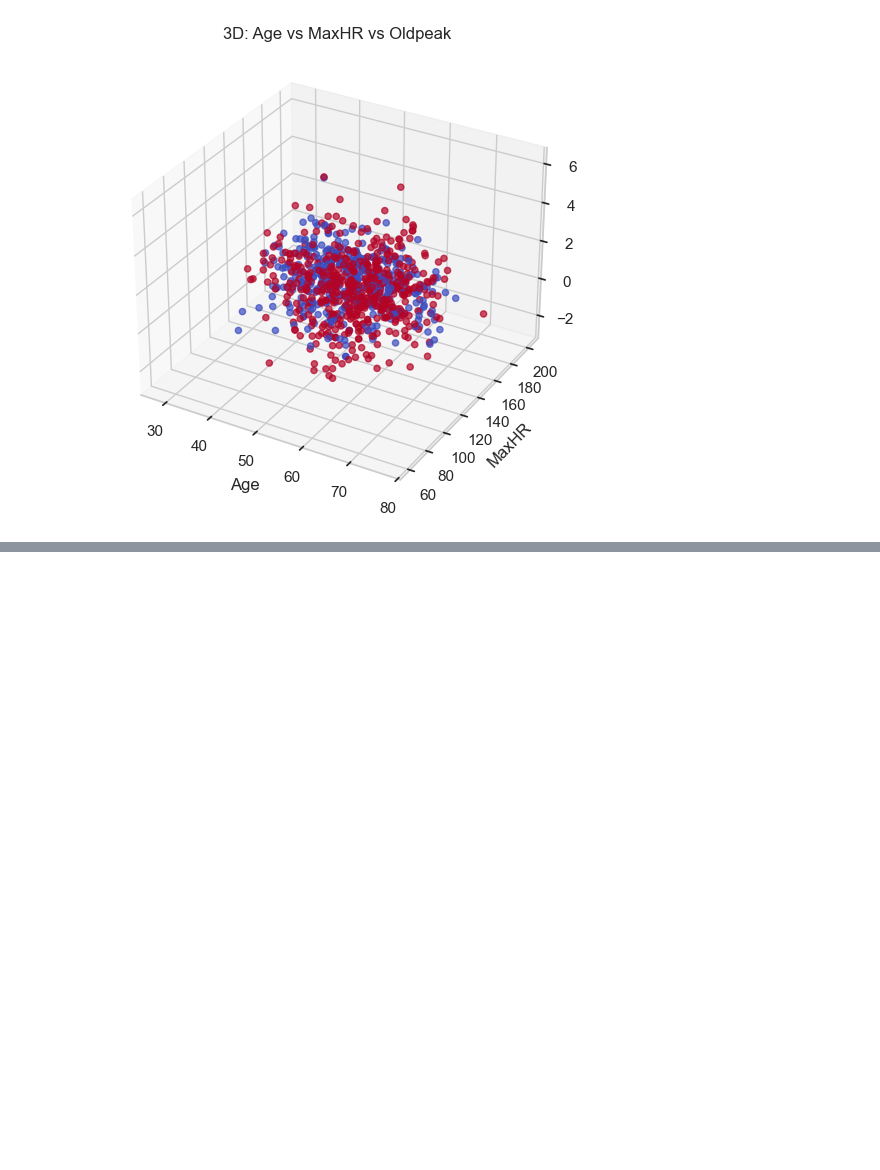
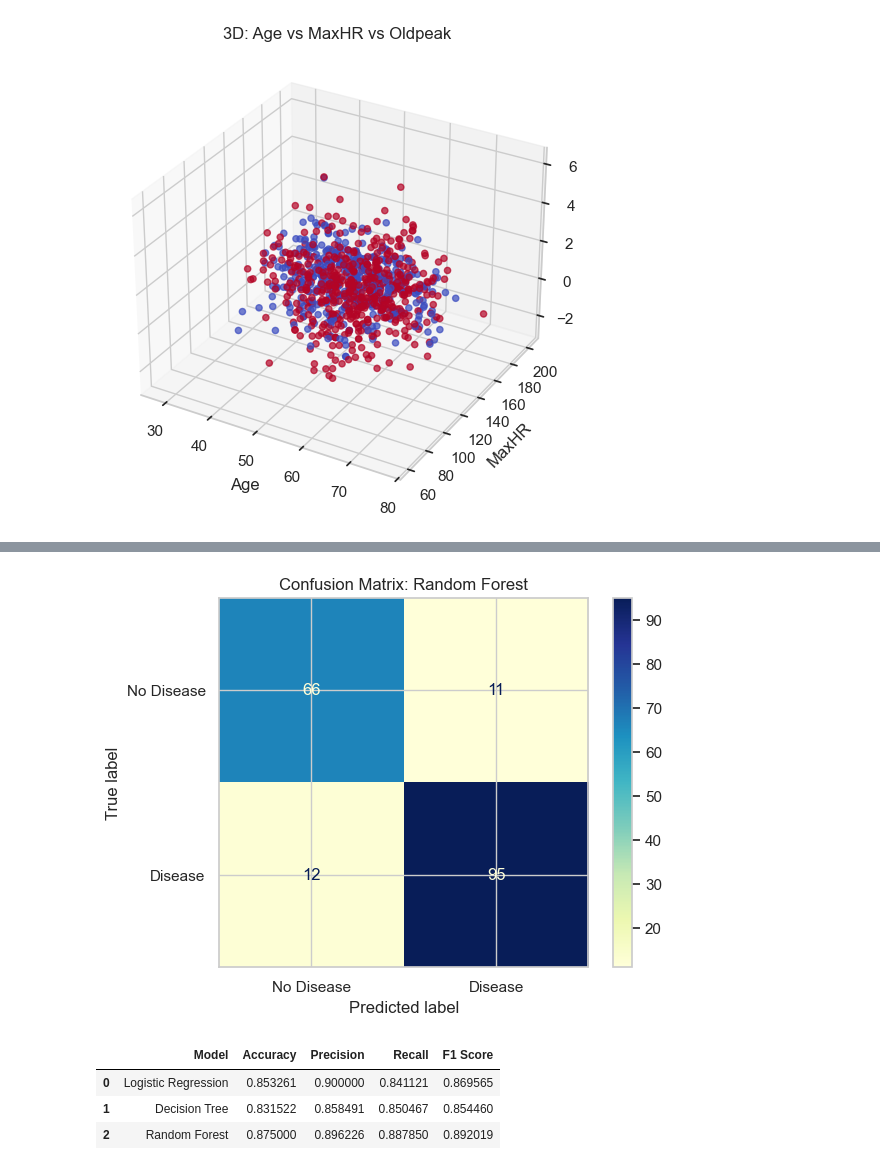
Before and after one commit to jmdrs22/Unit-2-Usecase, a Jupyter notebook: Heart_Failure.ipynb, the cells around one changed output, grey strips where cells are left out. Drawn from its saved outputs; the diff is of its cells as text; code cells hidden in the pictures; blank space fills up the shorter version.

```diff
--- a/Heart_Failure.ipynb
+++ b/Heart_Failure.ipynb
@@ -193,0 +312,13 @@ plt.show()
+# %%
+y_pred_rf = rf.predict(X_test)
+# %%
+rf_results = {
+    "Model": "Random Forest",
+    "Accuracy": accuracy_score(y_test, y_pred_rf),
+    "Precision": precision_score(y_test, y_pred_rf),
+    "Recall": recall_score(y_test, y_pred_rf),
+    "F1 Score": f1_score(y_test, y_pred_rf),
+    "Confusion Matrix": confusion_matrix(y_test, y_pred_rf)
+}
+
+rf_results
@@ -193,0 +333,14 @@ plt.show()
+# %%
+ConfusionMatrixDisplay(confusion_matrix=rf_results["Confusion Matrix"],display_labels=["No Disease", "Disease"]).plot(cmap="YlGnBu")
+plt.title("Confusion Matrix: Random Forest")
+plt.show()
+# %% [output]
+[figure, added]
+# %%
+results_df = pd.DataFrame([lr_results, dt_results, rf_results])
+results_df.drop("Confusion Matrix", axis=1)
+# %% [output]
+|  | Model | Accuracy | Precision | Recall | F1 Score |
+| 0 | Logistic Regression | 0.853261 | 0.900000 | 0.841121 | 0.869565 |
+| 1 | Decision Tree | 0.831522 | 0.858491 | 0.850467 | 0.854460 |
+| 2 | Random Forest | 0.875000 | 0.896226 | 0.887850 | 0.892019 |
```
Also changed, not shown: parts of 27 cells of this notebook.
